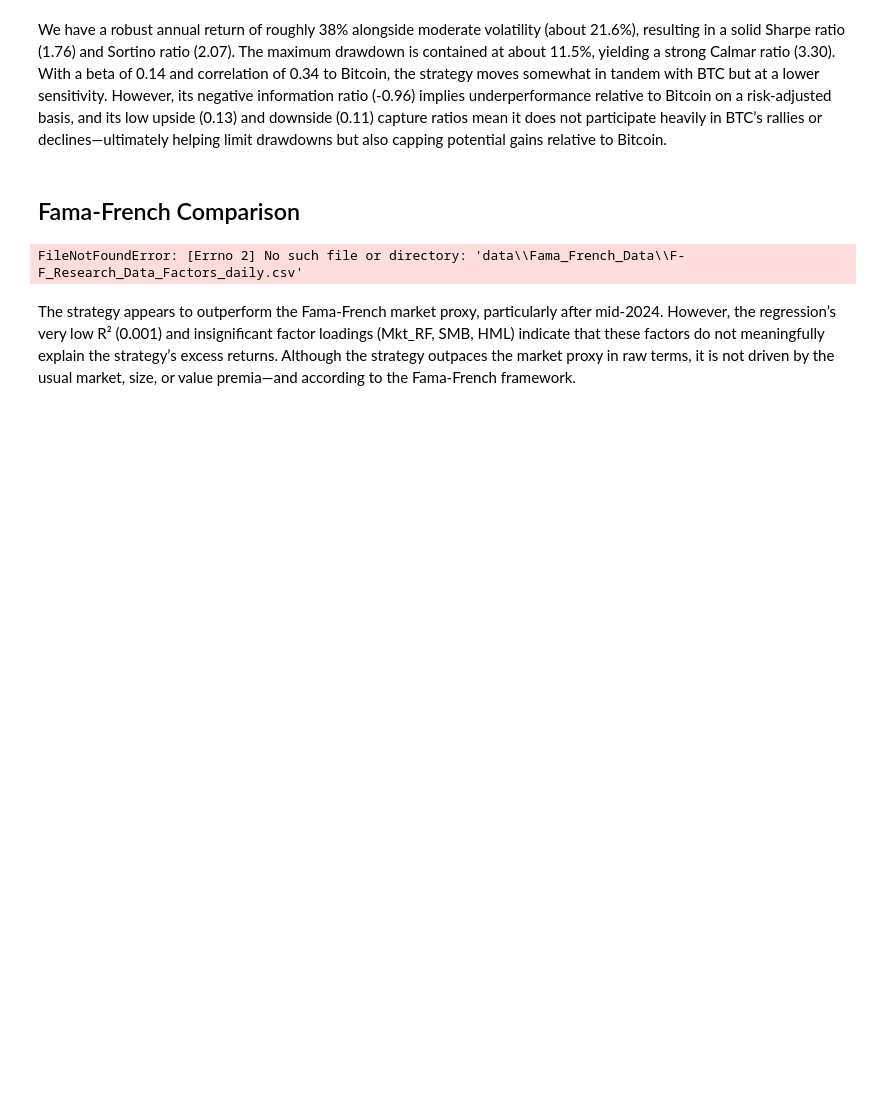
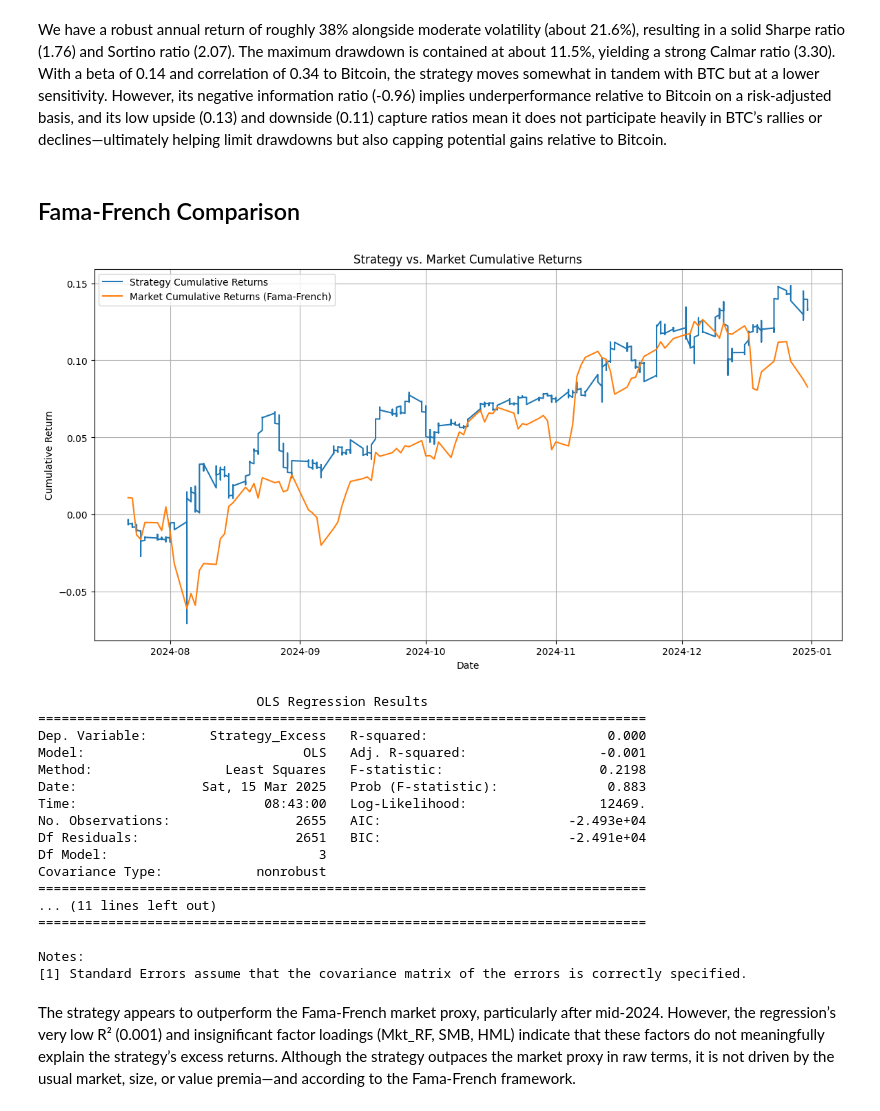
Before and after one commit to Kunj121/QTSFinalProject, a Jupyter notebook: submission_for_qts/Final _Jupyter_Notebook.ipynb, the cells around one changed output. Drawn from its saved outputs; the diff is of its cells as text; code cells hidden in the pictures; blank space fills up the shorter version.

```diff
--- a/submission_for_qts/Final _Jupyter_Notebook.ipynb
+++ b/submission_for_qts/Final _Jupyter_Notebook.ipynb
@@ -484,7 +484,7 @@ We have a robust annual return of roughly 38% alongside moderate volatility (abo
 ## Fama-French Comparison
 # %%
 header_row = None
-with open('data\\Fama_French_Data\\F-F_Research_Data_Factors_daily.csv', 'r') as f:
+with open('Data\\Fama_French_Data\\F-F_Research_Data_Factors_daily.csv', 'r') as f:
     for i, line in enumerate(f):
         if line.startswith(','):
             header_row = i
@@ -493,7 +493,7 @@ with open('data\\Fama_French_Data\\F-F_Research_Data_Factors_daily.csv', 'r') as
 if header_row is None:
     raise ValueError("Header row not found in the CSV file.")
 
-ff_factors = pd.read_csv('data\\Fama_French_Data\\F-F_Research_Data_Factors_daily.csv',
+ff_factors = pd.read_csv('Data\\Fama_French_Data\\F-F_Research_Data_Factors_daily.csv',
                          skiprows=header_row, engine='python')
 
 ff_factors.rename(columns={ff_factors.columns[0]: 'Date'}, inplace=True)
@@ -523,34 +523,51 @@ ff_aligned = ff_factors.loc[common_dates]
 
 market_returns = ff_aligned['Mkt-RF'] + ff_aligned['RF']
 cumulative_market_returns = np.cumprod(1 + market_returns) - 1
 
 plt.figure(figsize=(14, 7))
 plt.plot(strategy_cum_aligned.index, strategy_cum_aligned, label='Strategy Cumulative Returns')
 plt.plot(ff_aligned.index, cumulative_market_returns, label='Market Cumulative Returns (Fama-French)')
 plt.xlabel('Date')
 plt.ylabel('Cumulative Return')
 plt.title('Strategy vs. Market Cumulative Returns')
 plt.legend()
 plt.grid(True)
 plt.show()
 
 strategy_excess = strategy_returns_aligned - ff_aligned['RF']
 
 df_reg = pd.DataFrame({
     'Strategy_Excess': strategy_excess,
     'Mkt_RF': ff_aligned['Mkt-RF'],
     'SMB': ff_aligned['SMB'] if 'SMB' in ff_aligned.columns else 0,
     'HML': ff_aligned['HML'] if 'HML' in ff_aligned.columns else 0
 }).dropna()
 
 X = df_reg[['Mkt_RF', 'SMB', 'HML']]
 X = sm.add_constant(X)
 y = df_reg['Strategy_Excess']
 
 model = sm.OLS(y, X).fit()
 print(model.summary())
 # %% [output]
+[figure, added]
-FileNotFoundError: [Errno 2] No such file or directory: 'data\\Fama_French_Data\\F-F_Research_Data_Factors_daily.csv'
+                            OLS Regression Results
+==============================================================================
+Dep. Variable:        Strategy_Excess   R-squared:                       0.000
+Model:                            OLS   Adj. R-squared:                 -0.001
+Method:                 Least Squares   F-statistic:                    0.2198
+Date:                Sat, 15 Mar 2025   Prob (F-statistic):              0.883
+Time:                        08:43:00   Log-Likelihood:                 12469.
+No. Observations:                2655   AIC:                        -2.493e+04
+Df Residuals:                    2651   BIC:                        -2.491e+04
+Df Model:                           3
+Covariance Type:            nonrobust
+==============================================================================
+... (11 lines left out)
+==============================================================================
+
+Notes:
+[1] Standard Errors assume that the covariance matrix of the errors is correctly specified.
 # %% [markdown]
 The strategy appears to outperform the Fama-French market proxy, particularly after mid-2024. However, the regression’s very low R² (0.001) and insignificant factor loadings (Mkt_RF, SMB, HML) indicate that these factors do not meaningfully explain the strategy’s excess returns. Although the strategy outpaces the market proxy in raw terms, it is not driven by the usual market, size, or value premia—and according to the Fama-French framework.
 # %% [markdown]
```
Also changed, not shown: parts of 11 cells of this notebook.
